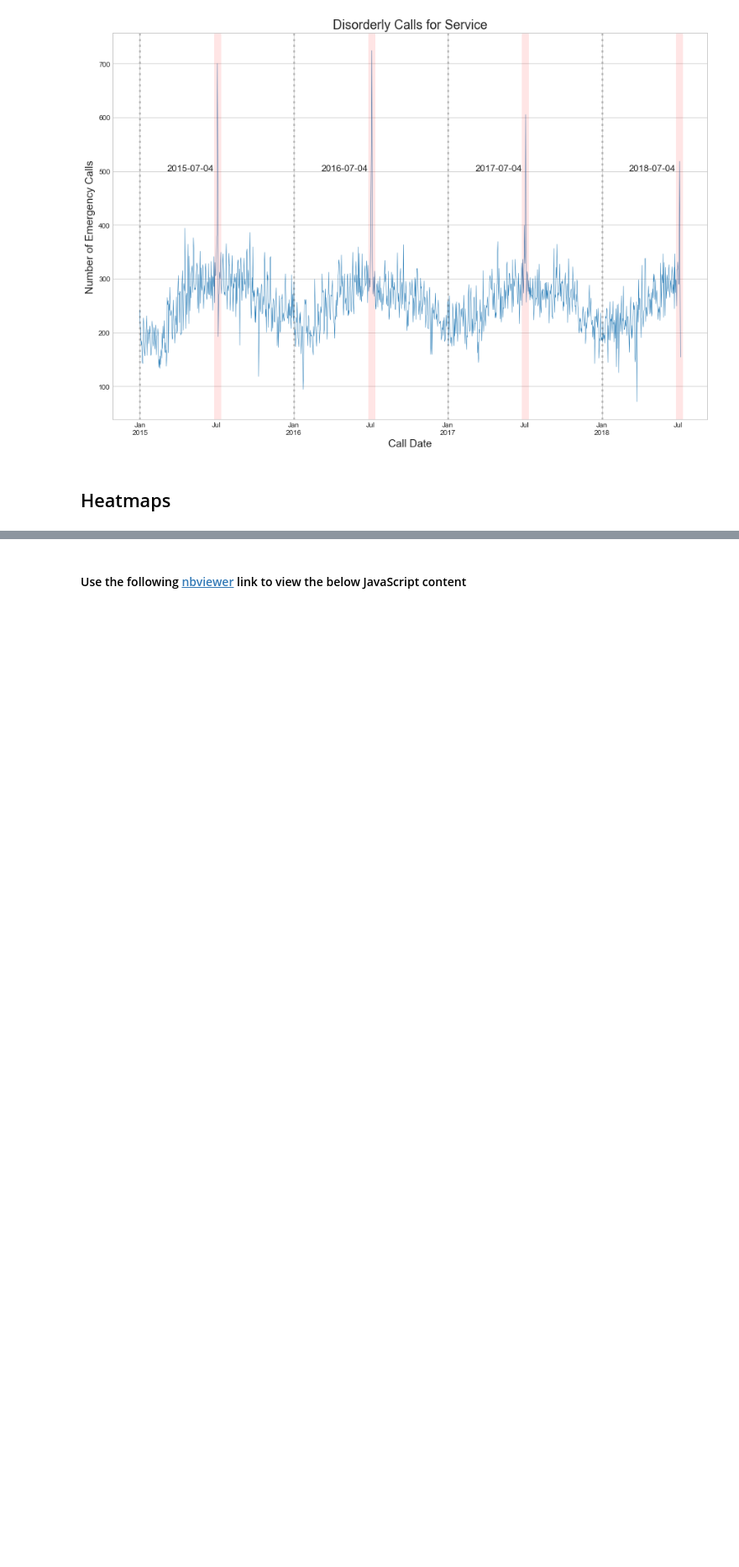
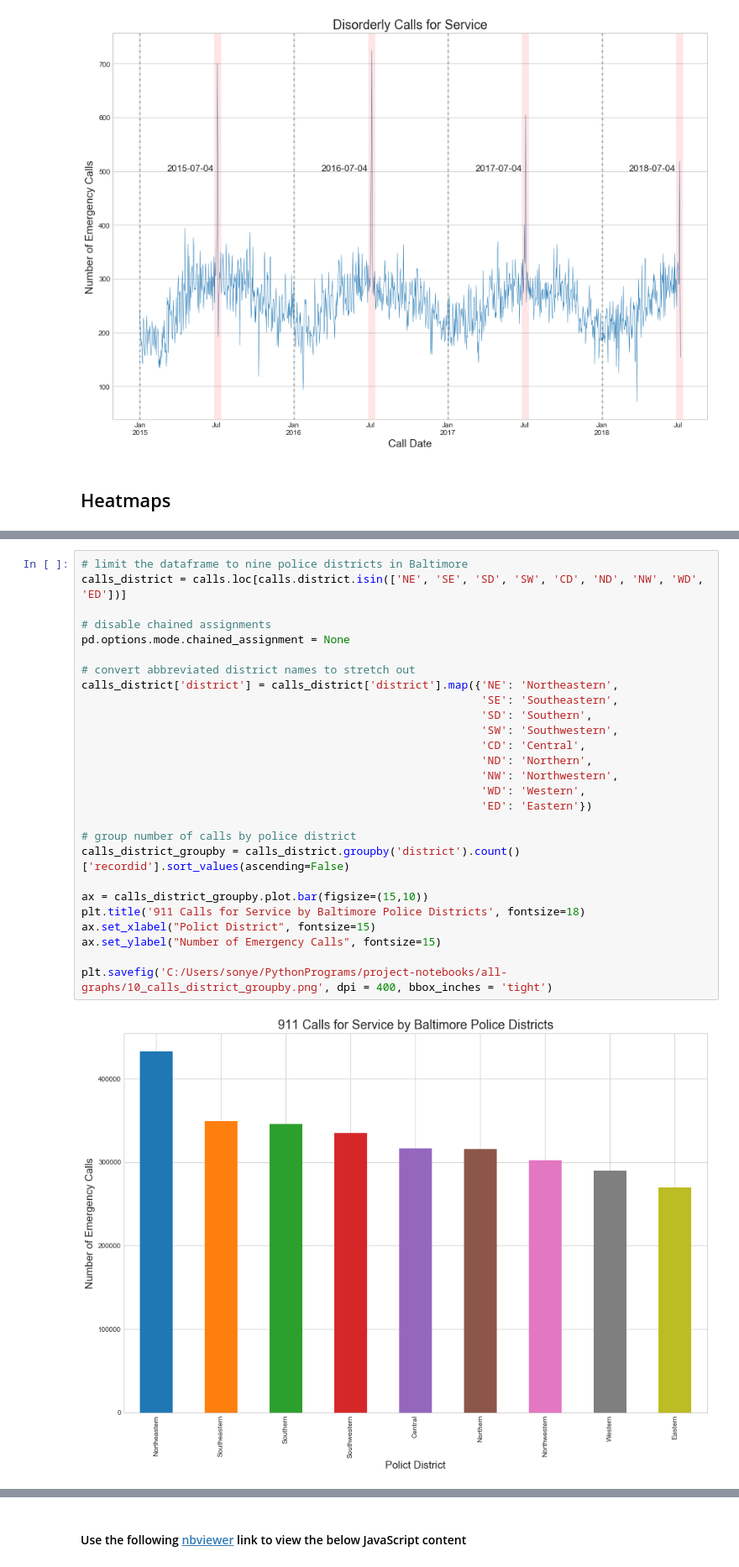
Before and after one commit to ymericson/Seaborn, a Jupyter notebook: Baltimore 911 Calls.ipynb, the cells around one changed output, grey strips where cells are left out. Shown at 84% size. Cells and saved outputs as stored; diff of their text form; blank space fills up the shorter version.

```diff
--- a/Baltimore 911 Calls.ipynb
+++ b/Baltimore 911 Calls.ipynb
@@ -336,0 +344,29 @@ dtype: int64
+# %%
+# limit the dataframe to nine police districts in Baltimore
+calls_district = calls.loc[calls.district.isin(['NE', 'SE', 'SD', 'SW', 'CD', 'ND', 'NW', 'WD', 'ED'])]
+
+# disable chained assignments
+pd.options.mode.chained_assignment = None
+
+# convert abbreviated district names to stretch out
+calls_district['district'] = calls_district['district'].map({'NE': 'Northeastern',
+                                                             'SE': 'Southeastern',
+                                                             'SD': 'Southern',
+                                                             'SW': 'Southwestern',
+                                                             'CD': 'Central',
+                                                             'ND': 'Northern',
+                                                             'NW': 'Northwestern',
+                                                             'WD': 'Western',
+                                                             'ED': 'Eastern'})
+
+# group number of calls by police district
+calls_district_groupby = calls_district.groupby('district').count()['recordid'].sort_values(ascending=False)
+
+ax = calls_district_groupby.plot.bar(figsize=(15,10))
+plt.title('911 Calls for Service by Baltimore Police Districts', fontsize=18)
+ax.set_xlabel("Polict District", fontsize=15)
+ax.set_ylabel("Number of Emergency Calls", fontsize=15)
+
+plt.savefig('C:/Users/sonye/PythonPrograms/project-notebooks/all-graphs/10_calls_district_groupby.png', dpi = 400, bbox_inches = 'tight')
+# %% [output]
+[figure, added]
```
Also changed, not shown: parts of 14 cells of this notebook, 5 other files.
